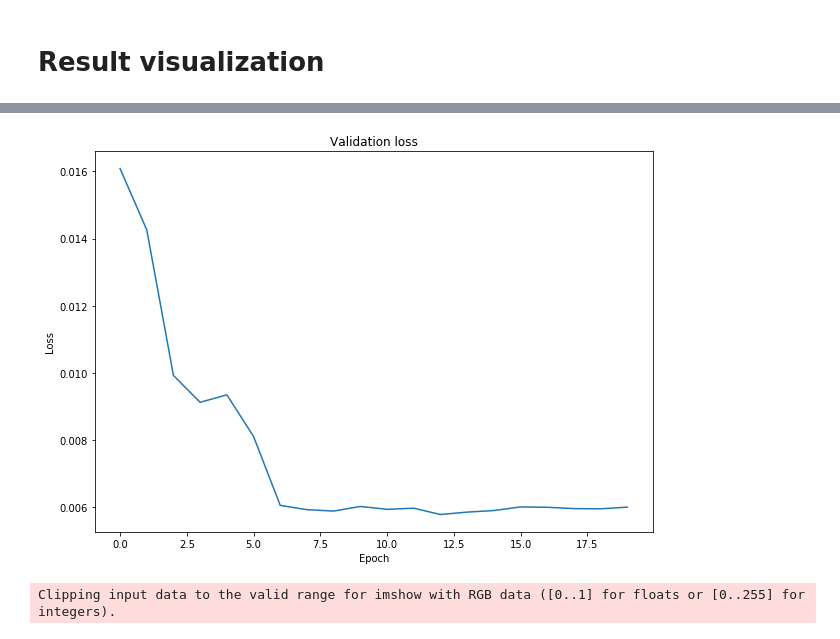
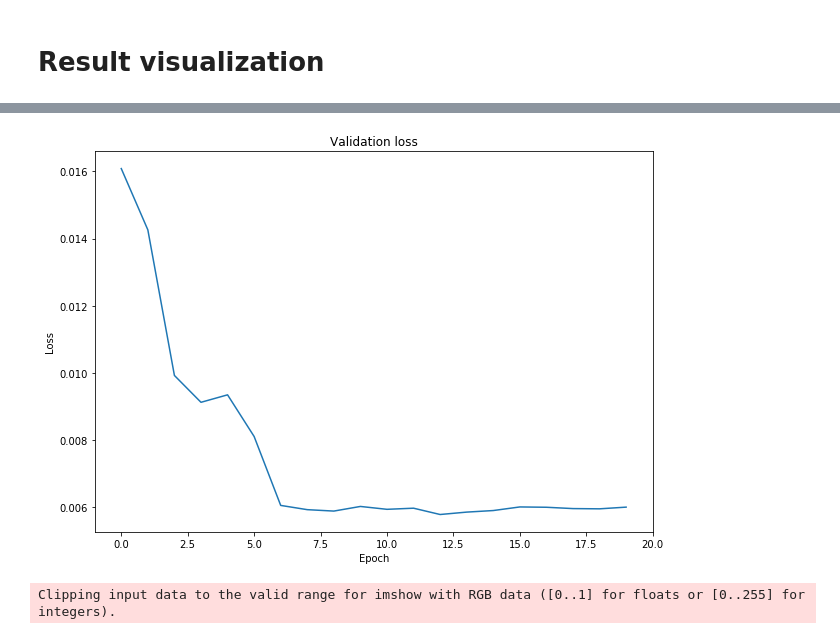
Before and after one commit to sanjeev29/EVA-4, a Jupyter notebook: S8/s8.ipynb, the cells around one changed output, grey strips where cells are left out. Cells and saved outputs as stored; diff of their text form; code cells hidden in the pictures.

```diff
--- a/S8/s8.ipynb
+++ b/S8/s8.ipynb
@@ -144,13 +145,13 @@ val_acc_fig.savefig('/content/gdrive/My Drive/Colab Notebooks/S8/validation_accu
 # %%
 val_loss_fig, axs = plt.subplots(1,1,figsize=(10,7))
-
+axs.set_xlim([-1, 20])
 axs.plot(test.test_losses)
 axs.set_title("Validation loss")
 axs.set_xlabel("Epoch")
 axs.set_ylabel("Loss")
 val_loss_fig.savefig('/content/gdrive/My Drive/Colab Notebooks/S8/validation_loss_change_plot.jpg')
 # %% [output]
-[figure, old version]
+[figure, new version]
 # %%
 dataiter = iter(loader.testloader_for_plot)
 images, labels = dataiter.next()
```
Also changed, not shown: parts of 1 cell of this notebook.
